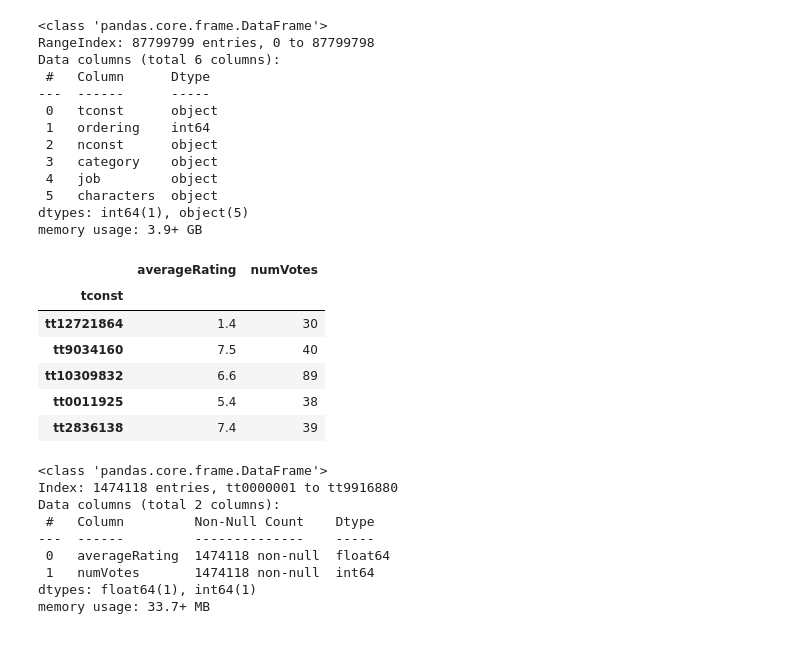
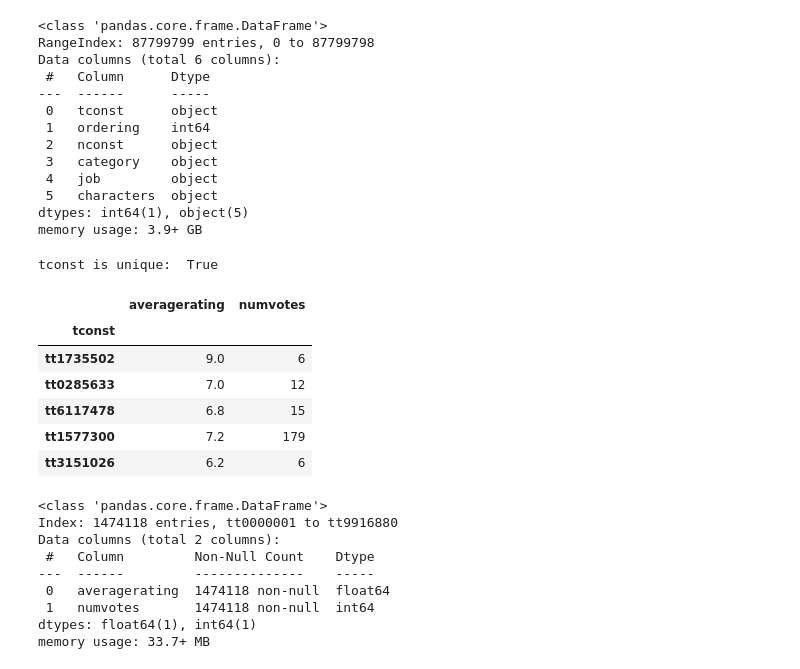
Before and after one commit to SharpWave/Dave_ML, a Jupyter notebook: IMDB2SQL.ipynb, the cells around one changed output. Drawn from its saved outputs; the diff is of its cells as text; code cells hidden in the pictures.

```diff
--- a/IMDB2SQL.ipynb
+++ b/IMDB2SQL.ipynb
@@ -155,18 +156,22 @@ memory usage: 3.9+ GB
 # %%
 # import title.ratings.tsv
 title_ratings = pd.read_csv('title.ratings.tsv', sep='\t')
 title_ratings = title_ratings.replace('\\N', pd.NA)
+print("tconst is unique: ", title_ratings['tconst'].is_unique)
+# set columns to lowercase
+title_ratings.columns = title_ratings.columns.str.lower()
 # re-index on tconst
 title_ratings.set_index('tconst', inplace=True)
 title_ratings.sample(5)
 # %% [output]
+tconst is unique:  True
-|  | averageRating | numVotes |
+|  | averagerating | numvotes |
 | tconst |  |  |
-| tt12721864 | 1.4 | 30 |
-| tt9034160 | 7.5 | 40 |
-| tt10309832 | 6.6 | 89 |
-| tt0011925 | 5.4 | 38 |
-| tt2836138 | 7.4 | 39 |
+| tt1735502 | 9.0 | 6 |
+| tt0285633 | 7.0 | 12 |
+| tt6117478 | 6.8 | 15 |
+| tt1577300 | 7.2 | 179 |
+| tt3151026 | 6.2 | 6 |
 # %%
 title_ratings.info()
 # %% [output]
@@ -175,8 +180,8 @@ Index: 1474118 entries, tt0000001 to tt9916880
 Data columns (total 2 columns):
  #   Column         Non-Null Count    Dtype
 ---  ------         --------------    -----
- 0   averageRating  1474118 non-null  float64
- 1   numVotes       1474118 non-null  int64
+ 0   averagerating  1474118 non-null  float64
+ 1   numvotes       1474118 non-null  int64
 dtypes: float64(1), int64(1)
 memory usage: 33.7+ MB
 # %%
```
Also changed, not shown: parts of 25 cells of this notebook.
